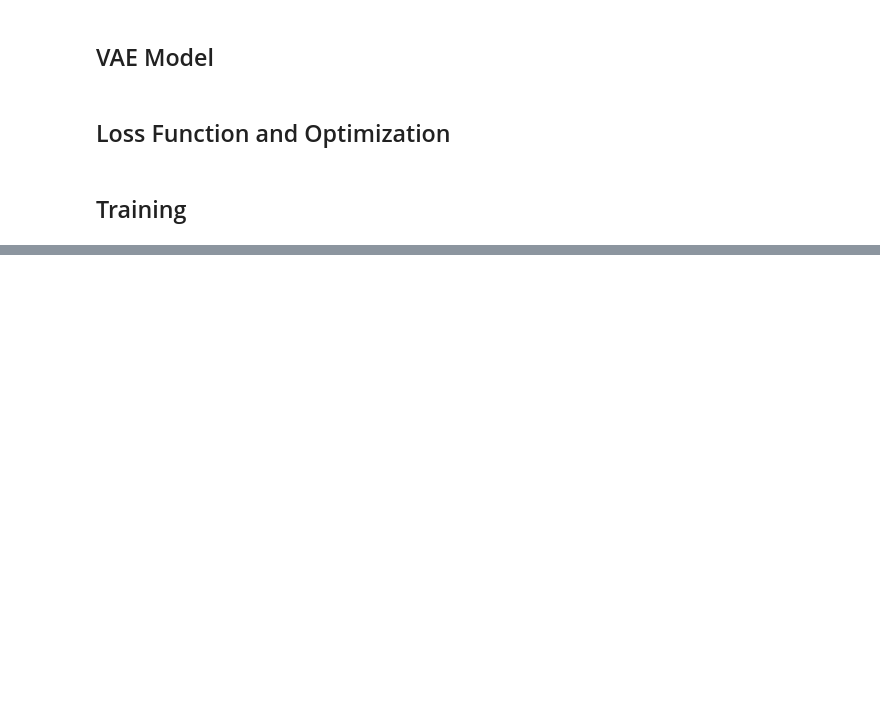
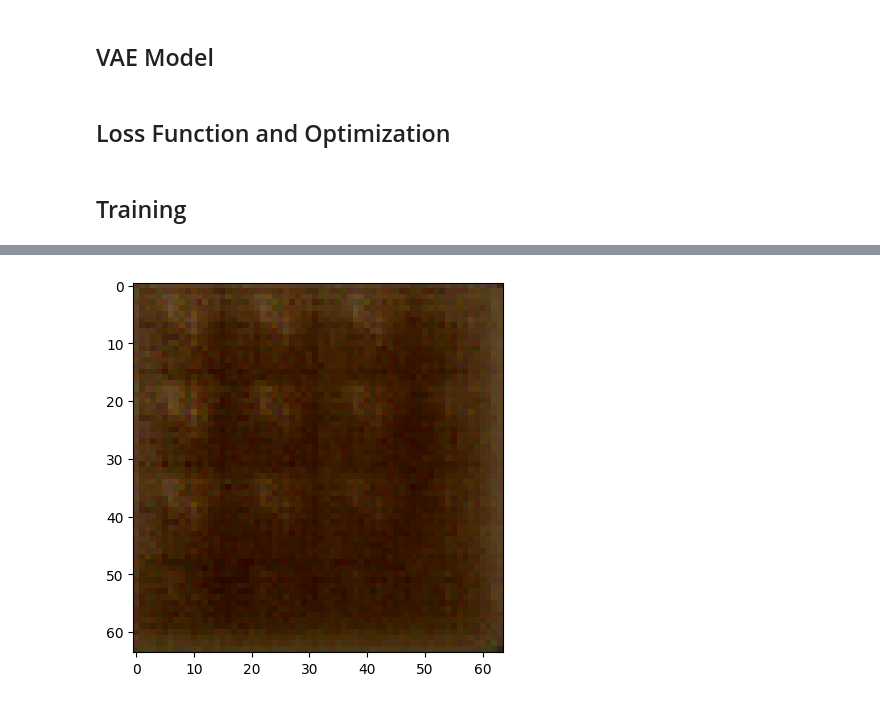
Before and after one commit to Casardo-Chen/wikiart-neural-trasnfer, a Jupyter notebook: VAE_model.ipynb, the cells around one changed output, grey strips where cells are left out. Cells and saved outputs as stored; diff of their text form; code cells hidden in the pictures; blank space fills up the shorter version.

```diff
--- a/VAE_model.ipynb
+++ b/VAE_model.ipynb
@@ -296,0 +376,3 @@ RuntimeError: ignored
+# %%
+show_image(x_hat, idx=2)
+# %% [output]
@@ -296,0 +380 @@ RuntimeError: ignored
+[figure, added]
```
Also changed, not shown: parts of 18 cells of this notebook.
